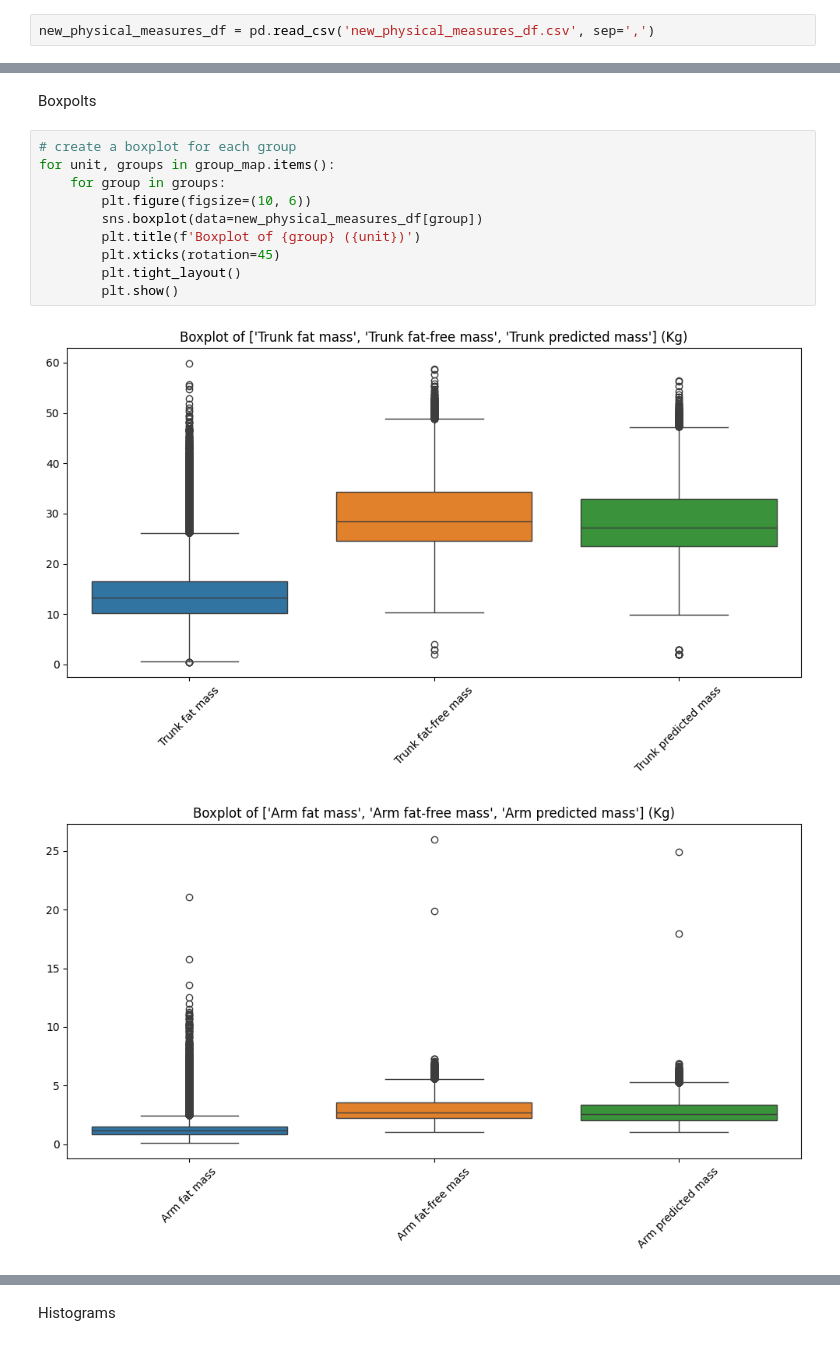
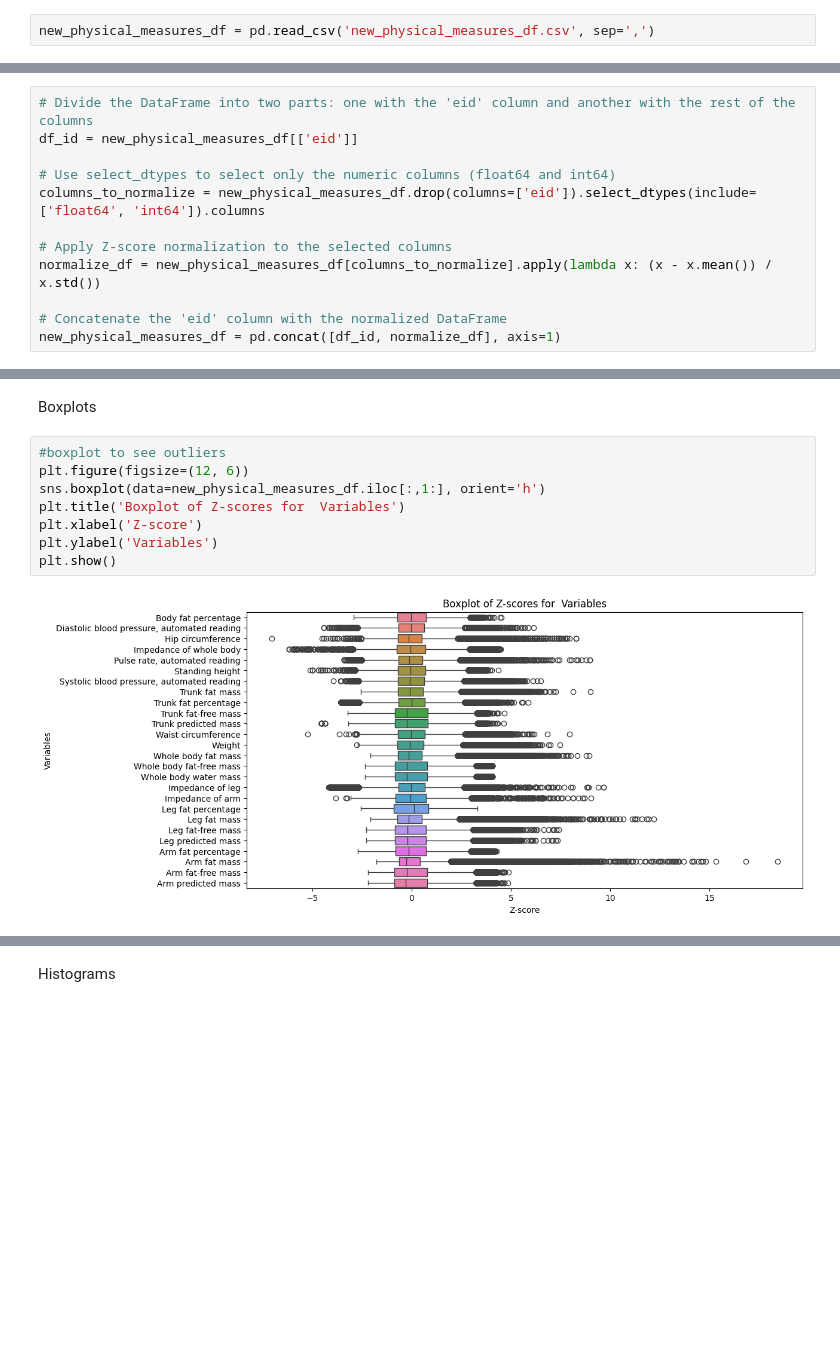
Before and after one commit to fsalamancar/Horizontal_UKB, a Jupyter notebook: physical_measures/physical_measures.ipynb, the cells around one changed output, grey strips where cells are left out. Drawn from its saved outputs; the diff is of its cells as text; blank space fills up the shorter version.

Commit message:
normalizing data

```diff
--- a/physical_measures/physical_measures.ipynb
+++ b/physical_measures/physical_measures.ipynb
@@ -264 +357,13 @@ new_physical_measures_df = pd.read_csv('new_physical_measures_df.csv', sep=',')
+# %%
+# Divide the DataFrame into two parts: one with the 'eid' column and another with the rest of the columns
+df_id = new_physical_measures_df[['eid']]
+
+# Use select_dtypes to select only the numeric columns (float64 and int64)
+columns_to_normalize = new_physical_measures_df.drop(columns=['eid']).select_dtypes(include=['float64', 'int64']).columns
+
+# Apply Z-score normalization to the selected columns
+normalize_df = new_physical_measures_df[columns_to_normalize].apply(lambda x: (x - x.mean()) / x.std())
+
+# Concatenate the 'eid' column with the normalized DataFrame
+new_physical_measures_df = pd.concat([df_id, normalize_df], axis=1)
 # %%
@@ -275,18 +381,15 @@ group_map = {
     'ohms': [impedance_columns],
     'cms': [selected_columns],
 }
-# %% [markdown]
-Boxpolts
+# %% [markdown]
+Boxplots
 # %%
-# create a boxplot for each group
-for unit, groups in group_map.items():
-    for group in groups:
-        plt.figure(figsize=(10, 6))
-        sns.boxplot(data=new_physical_measures_df[group])
-        plt.title(f'Boxplot of {group} ({unit})')
-        plt.xticks(rotation=45)
-        plt.tight_layout()
-        plt.show()
+#boxplot to see outliers
+plt.figure(figsize=(12, 6))
+sns.boxplot(data=new_physical_measures_df.iloc[:,1:], orient='h')
+plt.title('Boxplot of Z-scores for  Variables')
+plt.xlabel('Z-score')
+plt.ylabel('Variables')
+plt.show()
 # %% [output]
-[figure, old version]
+[figure, new version]
-[figure, removed]
```
Also changed, not shown: parts of 68 cells of this notebook.
